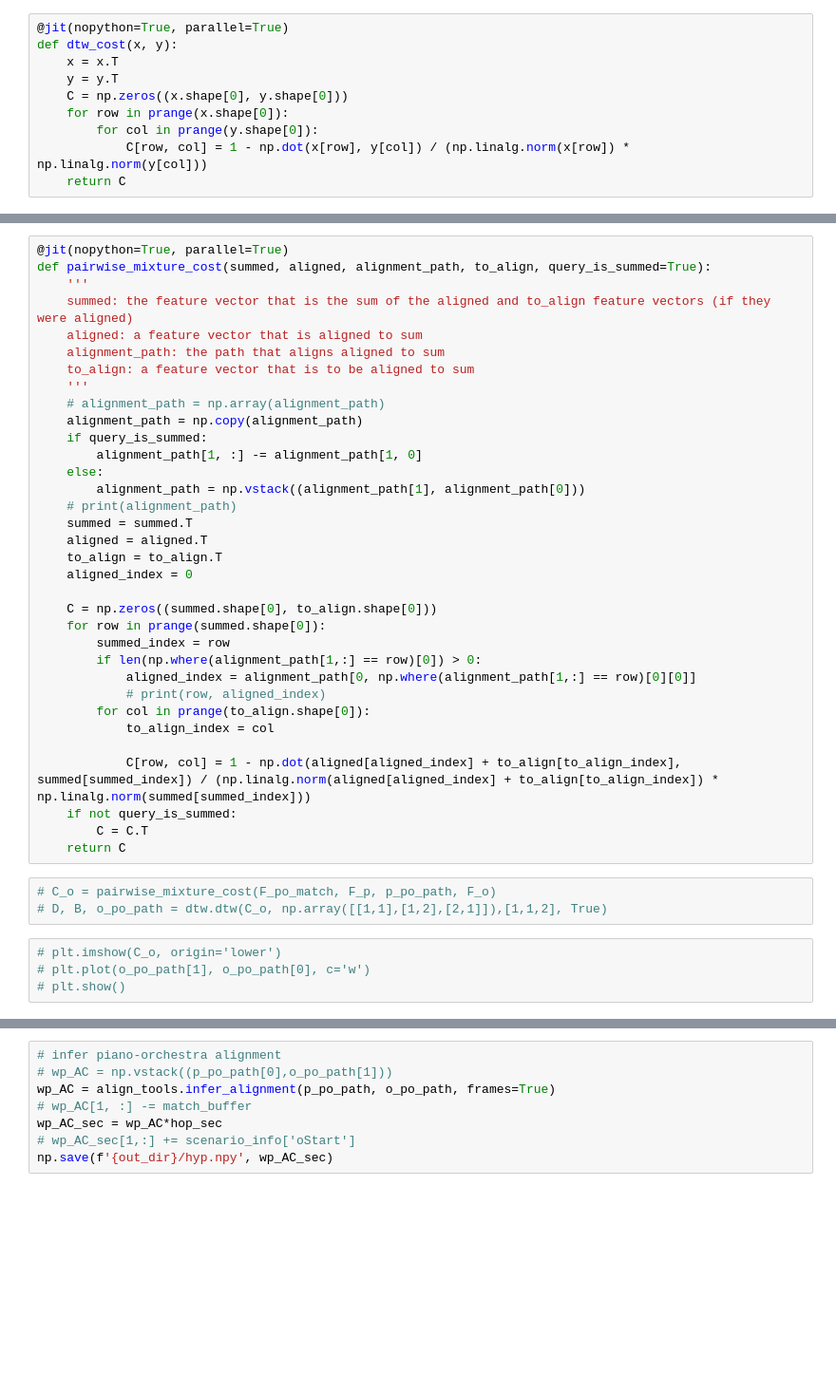
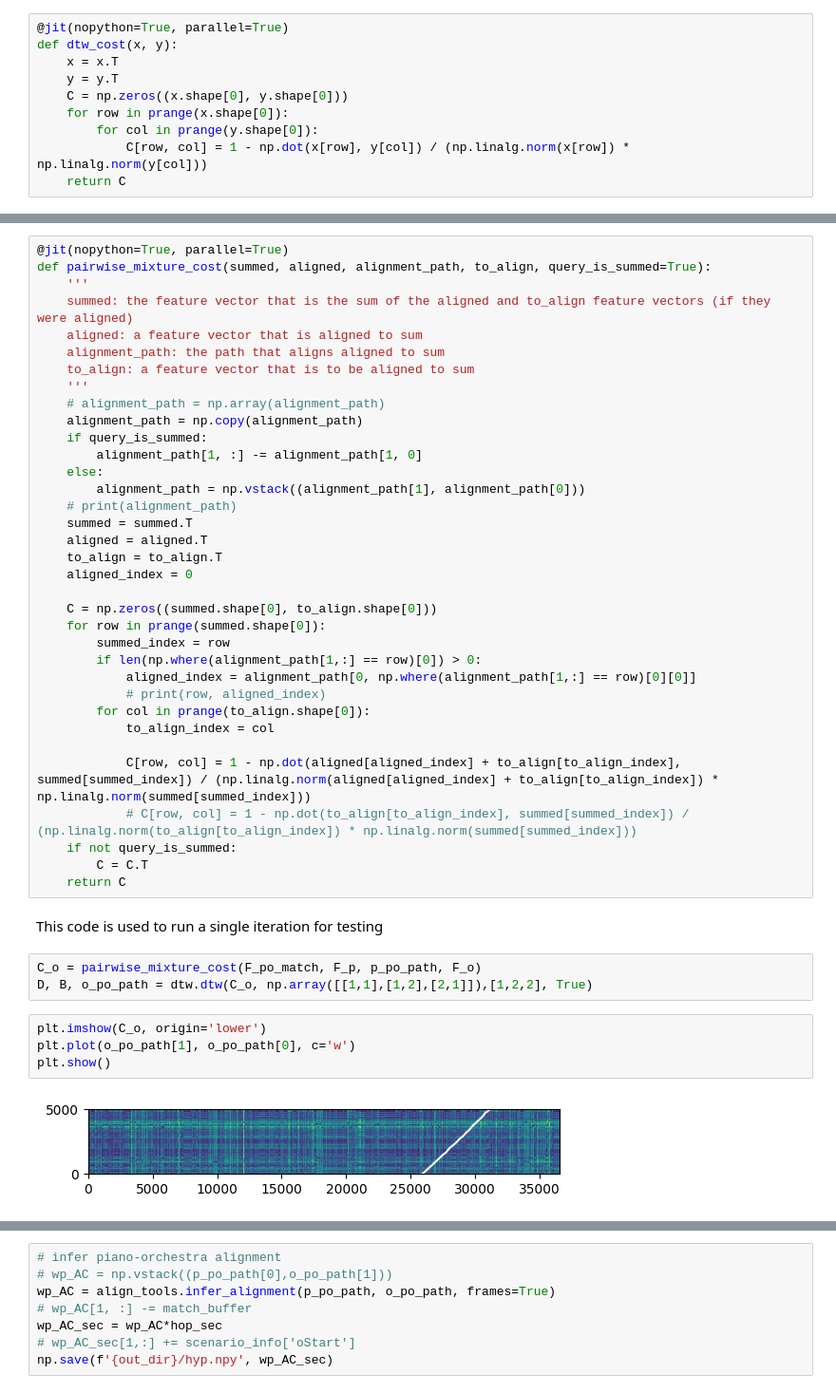
Before and after one commit to HMC-MIR/PianoConcertoAccompaniment, a Jupyter notebook: System_AlternatingPairwiseMixture.ipynb, the cells around one changed output, grey strips where cells are left out. Shown at 95% size. Drawn from its saved outputs; the diff is of its cells as text; blank space fills up the shorter version.

```diff
--- a/System_AlternatingPairwiseMixture.ipynb
+++ b/System_AlternatingPairwiseMixture.ipynb
@@ -433,14 +473,19 @@ def pairwise_mixture_cost(summed, aligned, alignment_path, to_align, query_is_su
             to_align_index = col
 
             C[row, col] = 1 - np.dot(aligned[aligned_index] + to_align[to_align_index], summed[summed_index]) / (np.linalg.norm(aligned[aligned_index] + to_align[to_align_index]) * np.linalg.norm(summed[summed_index]))
+            # C[row, col] = 1 - np.dot(to_align[to_align_index], summed[summed_index]) / (np.linalg.norm(to_align[to_align_index]) * np.linalg.norm(summed[summed_index]))
     if not query_is_summed:
         C = C.T
     return C
+# %% [markdown]
+This code is used to run a single iteration for testing
 # %%
-# C_o = pairwise_mixture_cost(F_po_match, F_p, p_po_path, F_o)
-# D, B, o_po_path = dtw.dtw(C_o, np.array([[1,1],[1,2],[2,1]]),[1,1,2], True)
+C_o = pairwise_mixture_cost(F_po_match, F_p, p_po_path, F_o)
+D, B, o_po_path = dtw.dtw(C_o, np.array([[1,1],[1,2],[2,1]]),[1,2,2], True)
 # %%
-# plt.imshow(C_o, origin='lower')
-# plt.plot(o_po_path[1], o_po_path[0], c='w')
-# plt.show()
+plt.imshow(C_o, origin='lower')
+plt.plot(o_po_path[1], o_po_path[0], c='w')
+plt.show()
+# %% [output]
+[figure, added]
 # %%
```
Also changed, not shown: parts of 22 cells of this notebook.
